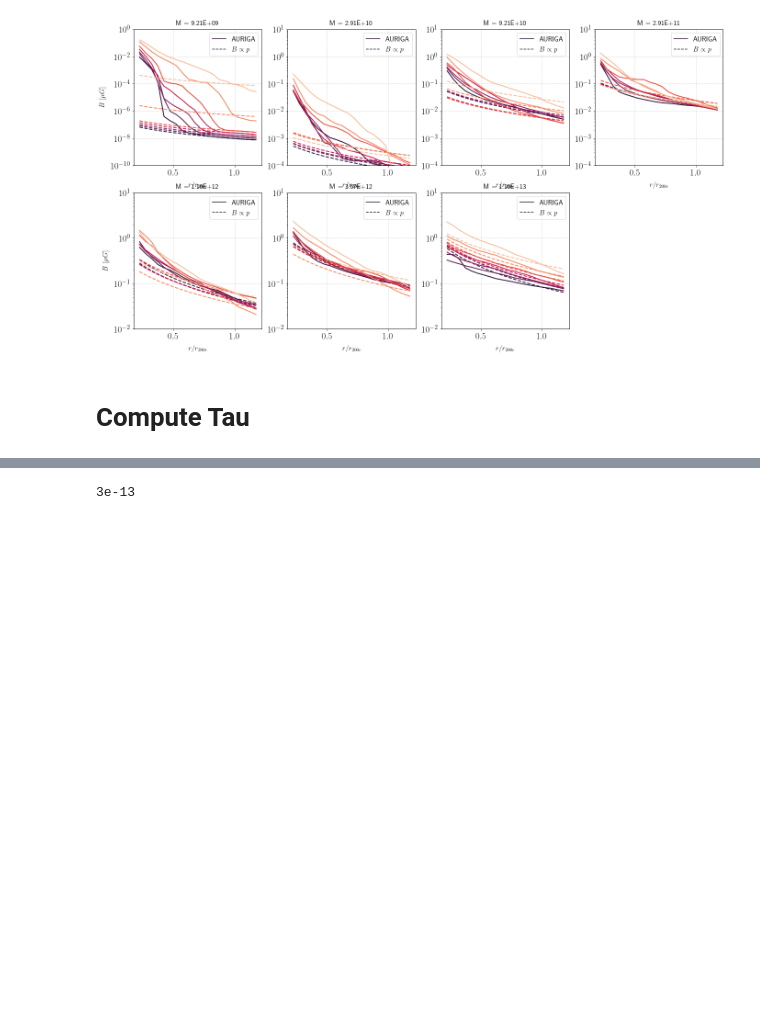
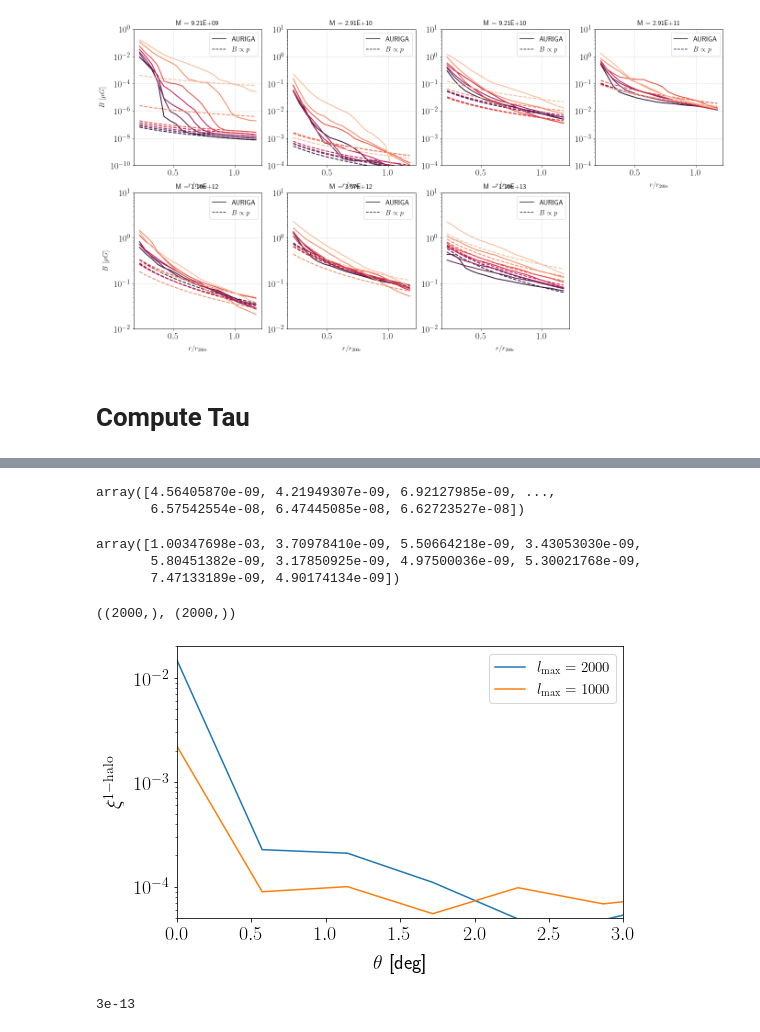
Before and after one commit to crimondino/axion_screening, a Jupyter notebook: dtaudz_bfield.ipynb, the cells around one changed output, grey strips where cells are left out. Saved outputs shown, nothing was run; the diff lists cells and outputs as text; code cells hidden in the pictures; blank space fills up the shorter version.

```diff
--- a/dtaudz_bfield.ipynb
+++ b/dtaudz_bfield.ipynb
@@ -548,0 +623,8 @@ dvols  = get_volume_conv(chis, Hz)
+# %%
+ell_list_low = np.arange(0,1000,1)
+Cl1_list_low = np.zeros(len(ell_list_low))
+
+for i, ell in enumerate(ell_list_low):
+    ul0 = get_uell0_new(angs, ucosth, ell)
+    probell = prob * ul0 / np.max(prob)
+    Cl1_list_low[i] = get_Celldtaudtau_1h(zs, ms, nzm, dvols, probell)
@@ -549,3 +642,43 @@ dvols  = get_volume_conv(chis, Hz)
+# %%
+Cl1_list/np.max(prob)**2
+# %% [output]
+array([4.56405870e-09, 4.21949307e-09, 6.92127985e-09, ...,
+       6.57542554e-08, 6.47445085e-08, 6.62723527e-08])
+# %%
+Cl1_list_low[:10]
+# %% [output]
+array([1.00347698e-03, 3.70978410e-09, 5.50664218e-09, 3.43053030e-09,
+       5.80451382e-09, 3.17850925e-09, 4.97500036e-09, 5.30021768e-09,
+       7.47133189e-09, 4.90174134e-09])
+# %%
+ell_list_tot = np.arange(0,2000,1)
+Cl1_list_tot = np.concatenate([Cl1_list_low[0:10], Cl1_list/np.max(prob)**2])
+Cl1_list_tot.shape, ell_list_tot.shape
+# %% [output]
+((2000,), (2000,))
+# %%
+theta_list = np.arange(0, 0.1, 0.0001)
+corr_list = np.zeros(len(theta_list))
+
+for i, x in enumerate(theta_list):
+    corr_list[i] = np.sum(Cl1_list_tot*(2*ell_list_tot+1)/(4*np.pi)*eval_legendre(ell_list_tot, np.cos(x) ))
+# %%
+corr_list_low = np.zeros(len(theta_list))
+
+for i, x in enumerate(theta_list):
+    corr_list_low[i] = np.sum(Cl1_list_low*(2*ell_list_low+1)/(4*np.pi)*eval_legendre(ell_list_low, np.cos(x) ))
+# %%
+fig, ax = plt.subplots(1, 1, figsize=(8, 5))
+
+ax.plot(theta_list*57.2958, corr_list, ls='solid', label=r'$l_{\rm max} = 2000$')
+ax.plot(theta_list*57.2958, corr_list_low, ls='solid', label=r'$l_{\rm max} = 1000$')
+ax.legend()
+ax.set_xlim(0, 3); ax.set_ylim(5e-5,2e-2)
+ax.set_yscale('log')
+ax.set_xlabel(r'$\theta$ [deg]'); ax.set_ylabel(r'$\xi^{1-{\rm halo}}$');
+#ax.set_xscale('log')
+# %% [output]
+[figure, added]
 # %%
 def get_tau_ma(MA):
 
```
Also changed, not shown: parts of 72 cells of this notebook, 34 other files.
